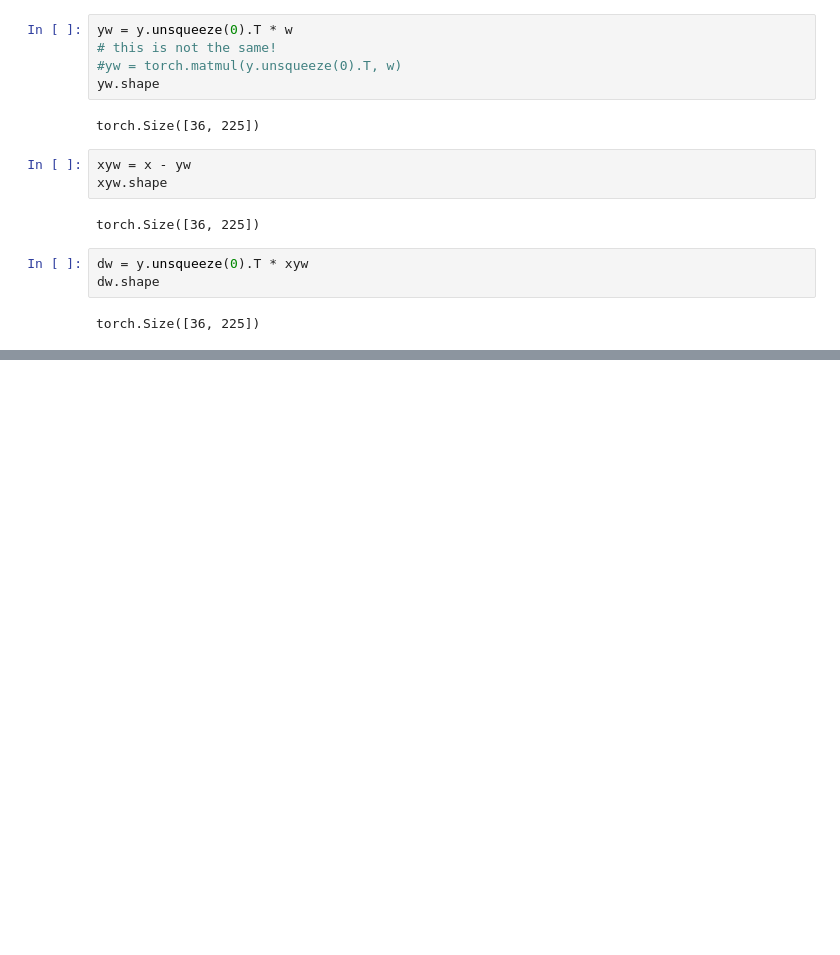
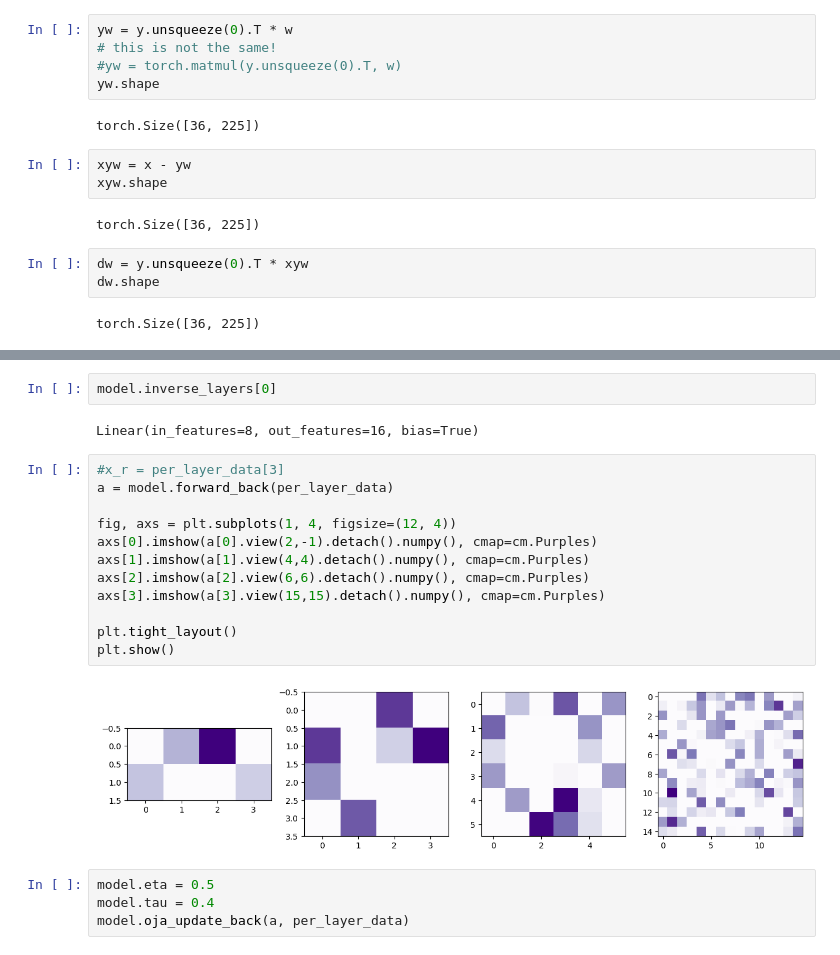
Before and after one commit to mikolasan/ai_sandbox, a Jupyter notebook: arc/hierarchical.ipynb, the cells around one changed output, grey strips where cells are left out. Saved outputs shown, nothing was run; the diff lists cells and outputs as text; blank space fills up the shorter version.

```diff
--- a/arc/hierarchical.ipynb
+++ b/arc/hierarchical.ipynb
@@ -238,0 +394,22 @@ for i in range(K):
+# %%
+model.inverse_layers[0]
+# %% [output]
+Linear(in_features=8, out_features=16, bias=True)
+# %%
+#x_r = per_layer_data[3]
+a = model.forward_back(per_layer_data)
+
+fig, axs = plt.subplots(1, 4, figsize=(12, 4))
+axs[0].imshow(a[0].view(2,-1).detach().numpy(), cmap=cm.Purples)
+axs[1].imshow(a[1].view(4,4).detach().numpy(), cmap=cm.Purples)
+axs[2].imshow(a[2].view(6,6).detach().numpy(), cmap=cm.Purples)
+axs[3].imshow(a[3].view(15,15).detach().numpy(), cmap=cm.Purples)
+
+plt.tight_layout()
+plt.show()
+# %% [output]
+[figure, added]
+# %%
+model.eta = 0.5
+model.tau = 0.4
+model.oja_update_back(a, per_layer_data)
```
Also changed, not shown: parts of 21 cells of this notebook, 25 other files.
